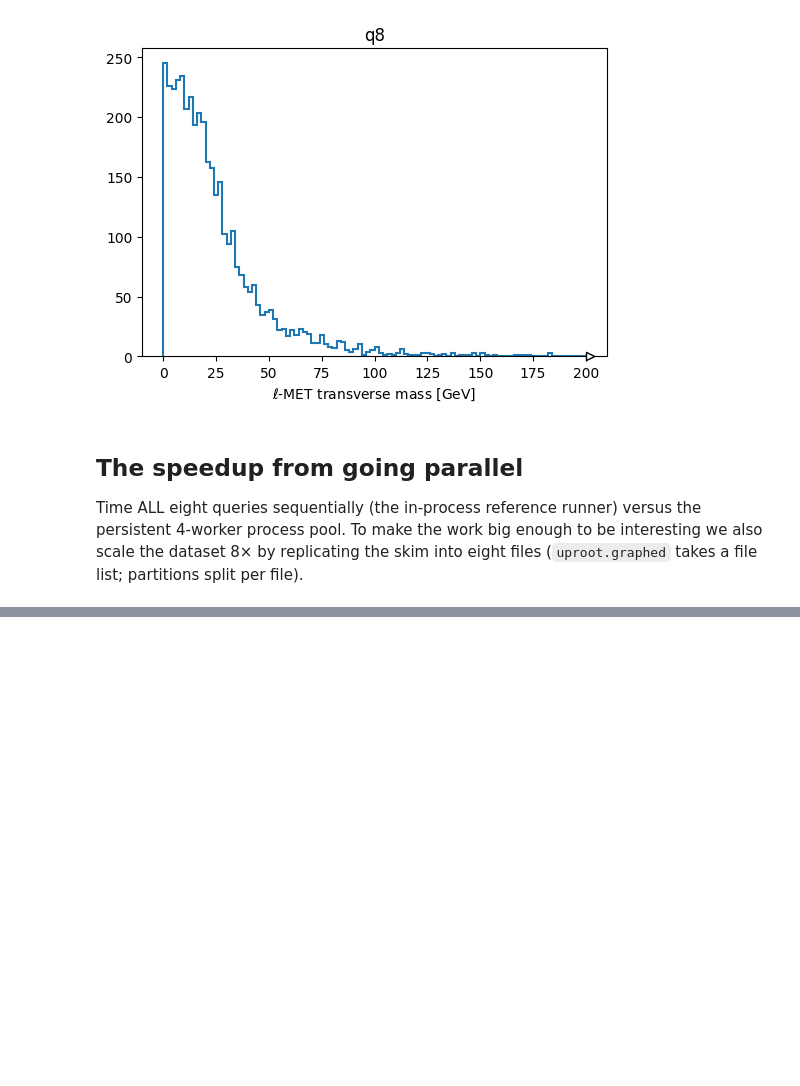
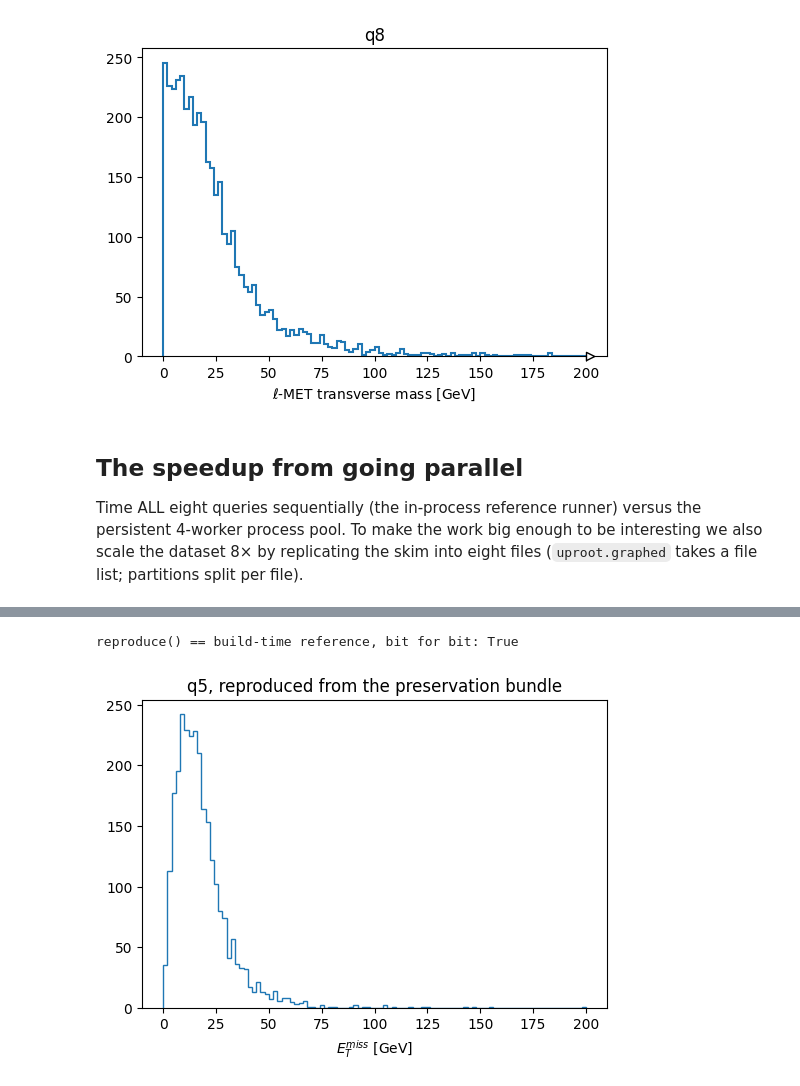
Before and after one commit to graphed-org/coffea-benchmarks-graphed-mvp, a Jupyter notebook: graphed-adl-benchmarks.ipynb, the cells around one changed output, grey strips where cells are left out. Saved outputs shown, nothing was run; the diff lists cells and outputs as text; code cells hidden in the pictures; blank space fills up the shorter version.

```diff
--- a/graphed-adl-benchmarks.ipynb
+++ b/graphed-adl-benchmarks.ipynb
@@ -321,0 +368,6 @@ plt.show()
+# %%
+from graphed_preserve import inspect as inspect_bundle, reproduce
+
+shutil.rmtree("data/_bundle", ignore_errors=True)
+bundle, build_reference = preservation.preserve_q5("data/_bundle", "data/Run2012B_SingleMu_50k.root")
+print(inspect_bundle(bundle))
@@ -322,3 +392,17 @@ plt.show()
+# %%
+import numpy as np
+
+reproduced = np.asarray(reproduce(bundle), dtype=float)
+print("reproduce() == build-time reference, bit for bit:", np.array_equal(reproduced, build_reference))
+
+fig, ax = plt.subplots(figsize=(6, 4))
+ax.stairs(reproduced, np.linspace(0, 200, 101))
+ax.set_xlabel(r"$E_T^{miss}$ [GeV]")
+ax.set_title("q5, reproduced from the preservation bundle")
+plt.show()
+# %% [output]
+reproduce() == build-time reference, bit for bit: True
+[figure, added]
 # %%
 # release the persistent workers
 EXECUTOR.close()
```
Also changed, not shown: parts of 7 cells of this notebook, 3 other files.
